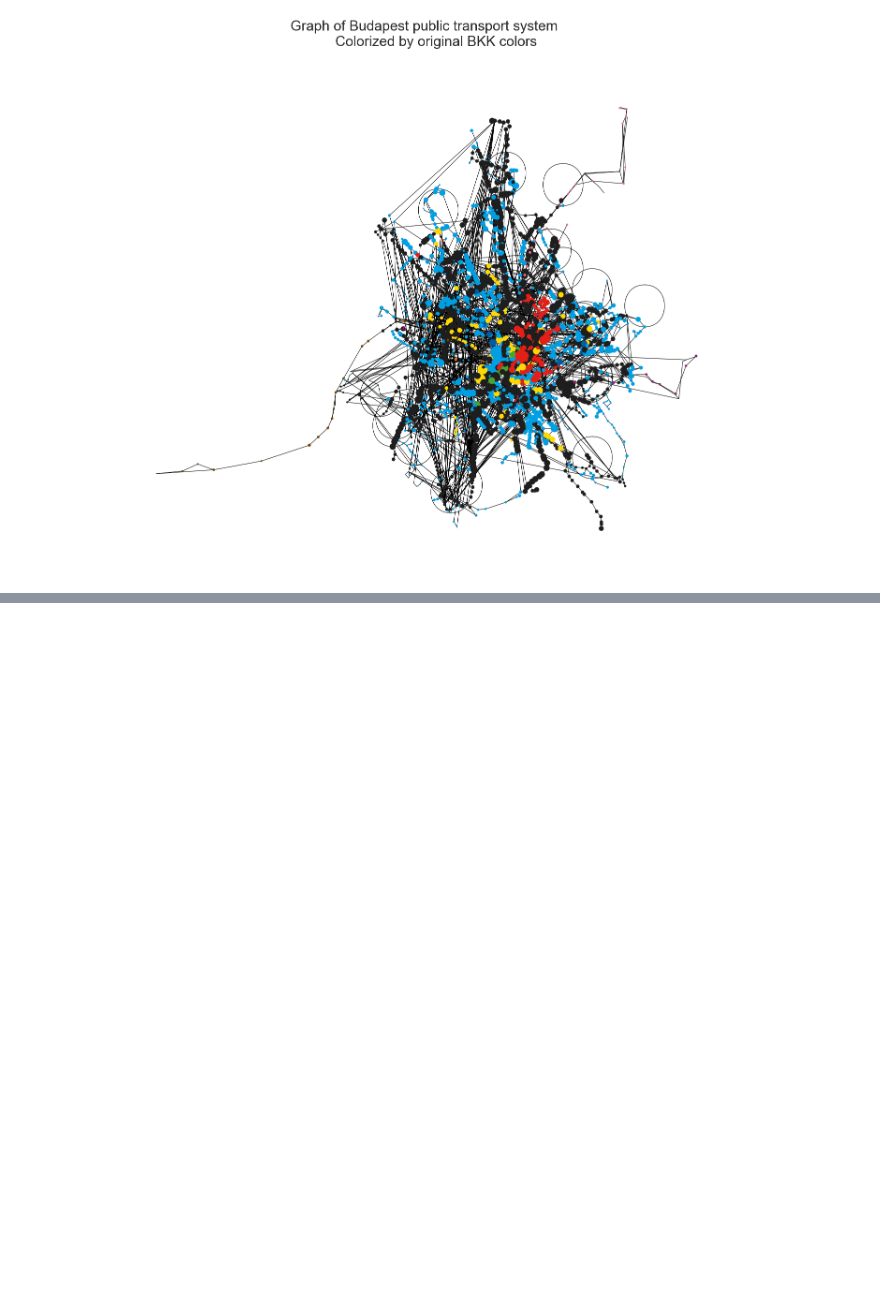
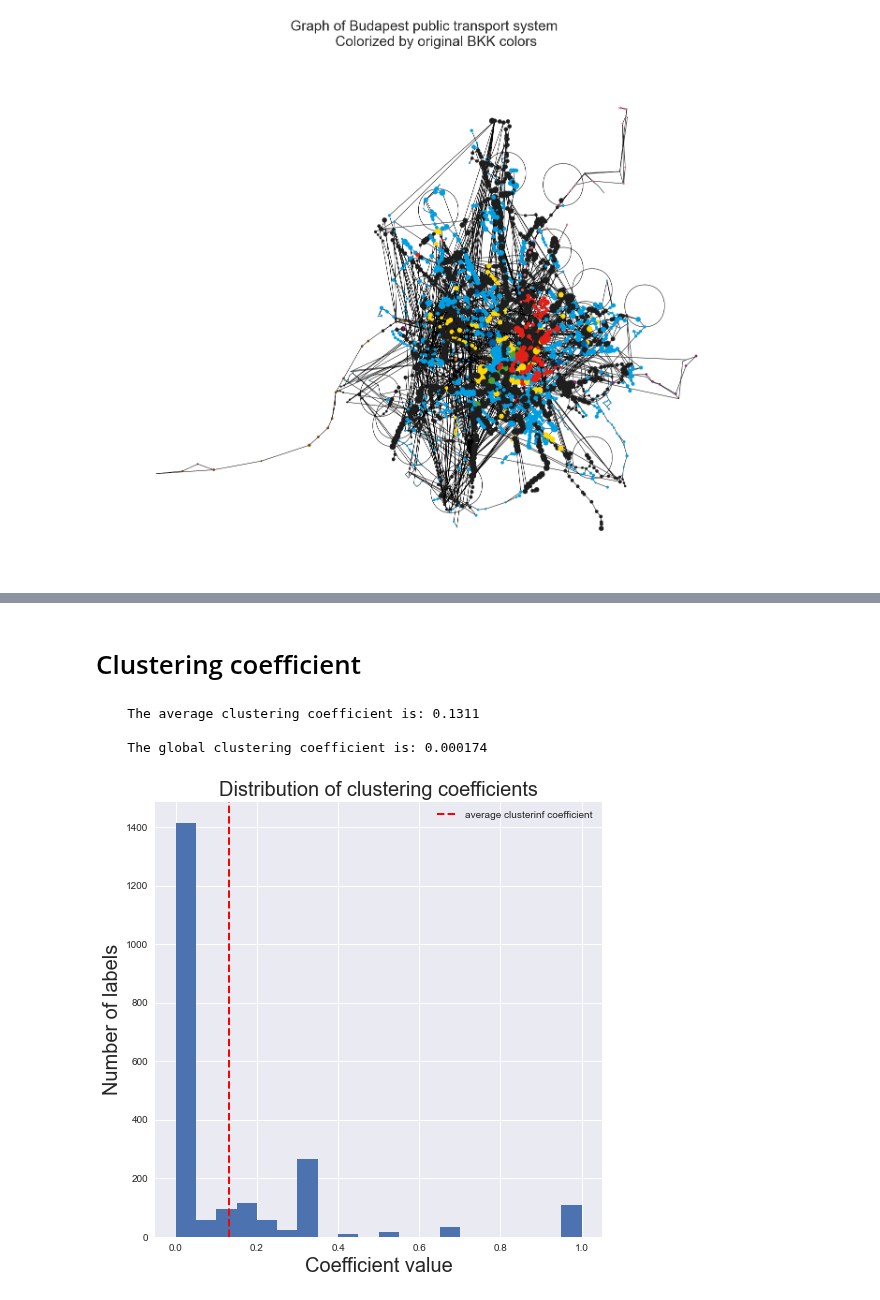
Before and after one commit to Dudgit/datalab, a Jupyter notebook: notebooks/main.ipynb, the cells around one changed output, grey strips where cells are left out. Drawn from its saved outputs; the diff is of its cells as text; code cells hidden in the pictures; blank space fills up the shorter version.

```diff
--- a/notebooks/main.ipynb
+++ b/notebooks/main.ipynb
@@ -93 +100,4 @@ None
 [figure]
+# %% [markdown]
+
+# Clustering coefficient
@@ -93,0 +109,27 @@ None
+# %%
+
+print(
+    f"""
+    The average clustering coefficient is: {
+                nx.average_clustering(G2)
+                                        :.4f}
+
+    The global clustering coefficient is: {
+        3*ntriangles/numoftriplets
+    :.6f}
+    """
+)
+# %% [output]
+    The average clustering coefficient is: 0.1311
+
+    The global clustering coefficient is: 0.000174
+# %%
+plt.title("Distribution of clustering coefficients")
+plt.xlabel("Coefficient value")
+plt.ylabel("Number of labels")
+plt.hist(nx.clustering(G2).values(), bins= 20)
+plt.axvline(nx.average_clustering(G2),color = "red",label = "average clusterinf coefficient",linestyle = "--")
+plt.legend()
+None
+# %% [output]
+[figure, added]
```
Also changed, not shown: parts of 9 cells of this notebook.
